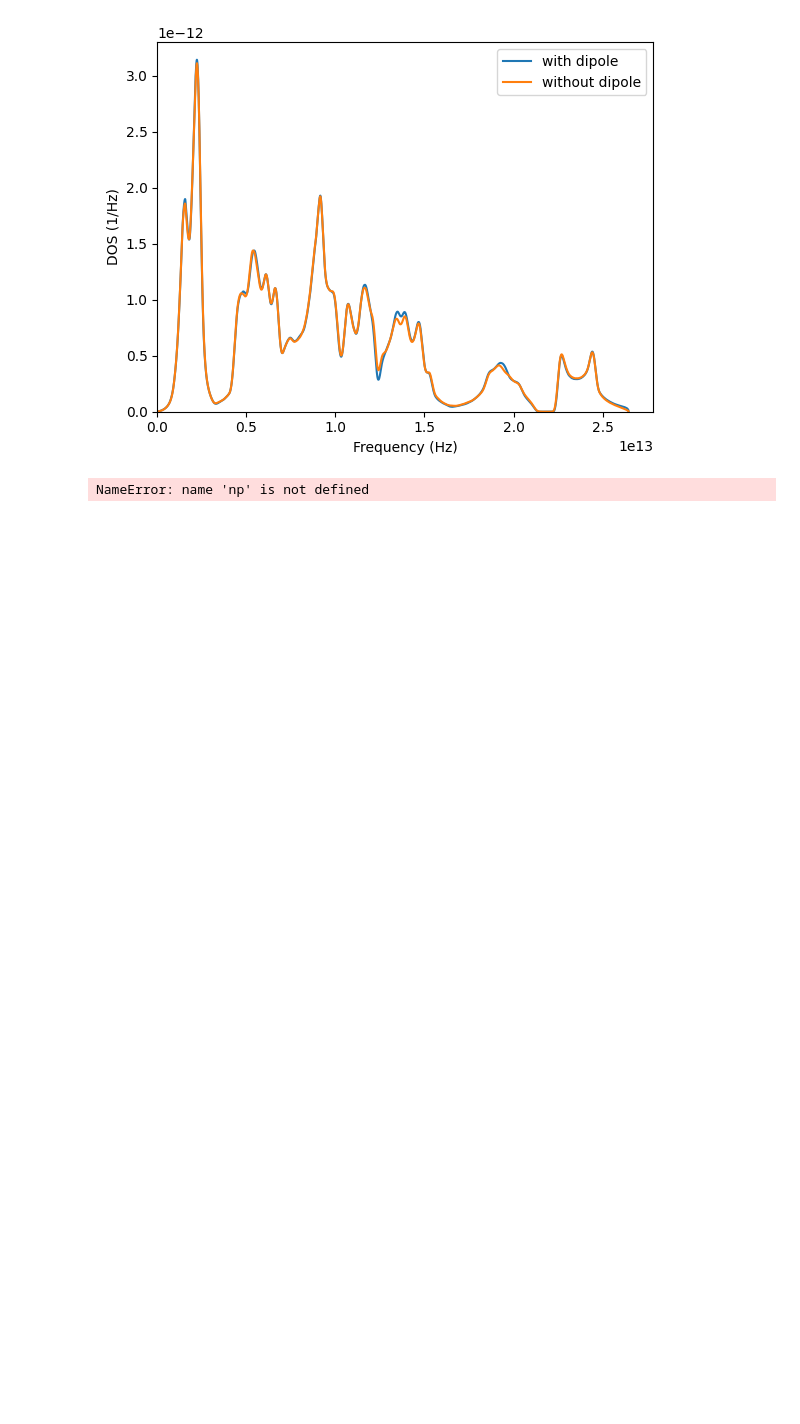
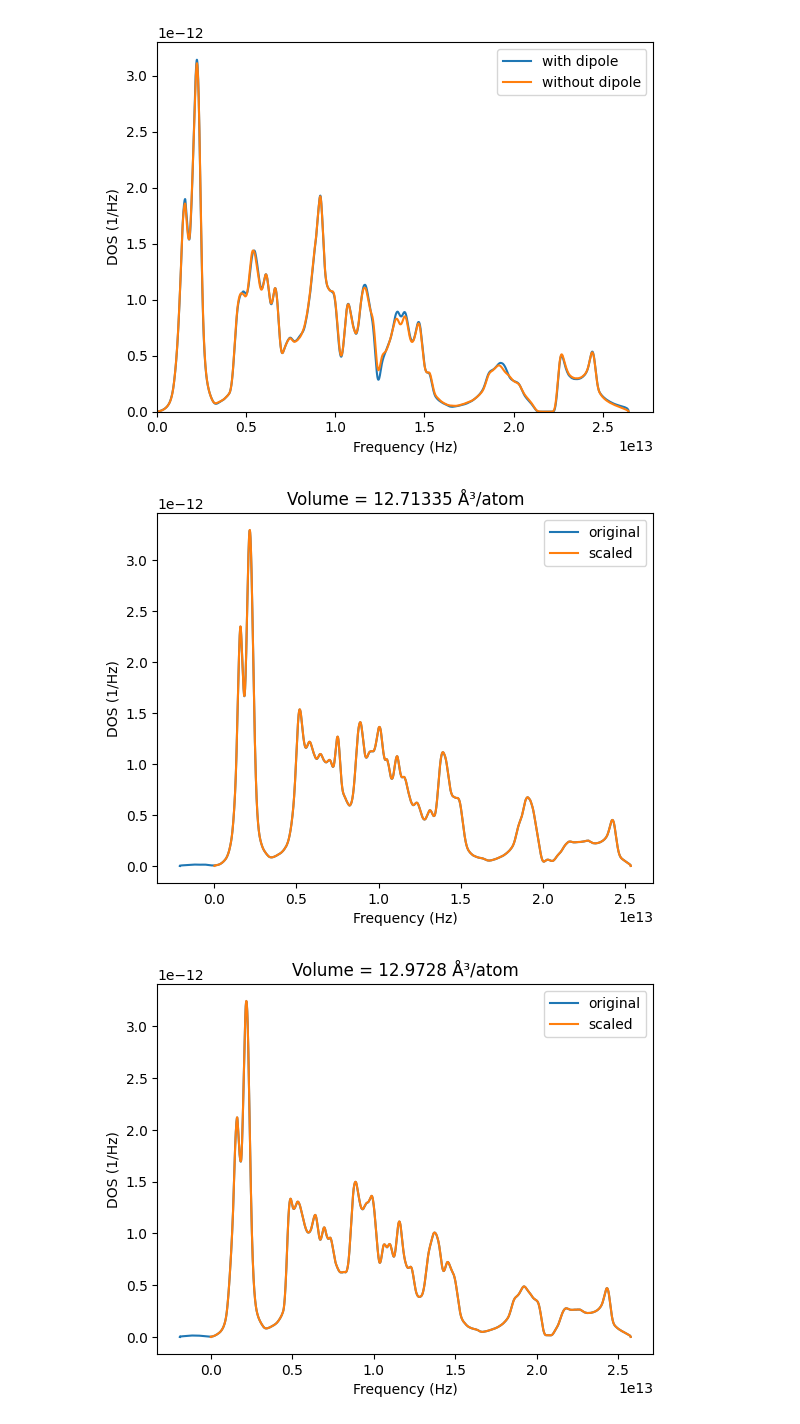
Before and after one commit to nhew1994/PyZentropy, a Jupyter notebook: test.ipynb, the cells around one changed output. Cells and saved outputs as stored; diff of their text form; code cells hidden in the pictures; blank space fills up the shorter version.

```diff
--- a/test.ipynb
+++ b/test.ipynb
@@ -21,6 +26,12 @@ plt.ylim(0)
 (0.0, 3.301216044273e-12)
 [figure]
 # %%
+# Import packages
+import os
+import numpy as np
+import shutil
+import matplotlib.pyplot as plt
+
 # Scale the area of the phonon DOS
 # Specify the number of atoms you would like to scale the phonon DOS to
 num_atoms = 5
@@ -28,52 +39,63 @@ num_atoms = 5
 # The area under the curve of the phonon DOS is normalized to ~ 3N in YPHON
 num_atoms_3N = num_atoms * 3
 
-# List all the files in the directory with_dipole
-import os
-file_list = os.listdir('with_dipole')
+# List all the files in the directory
+directory = 'without_dipole/original'
+file_list = os.listdir(directory)
+
+# Keep only the file names which have volph in file_list
+volph_files = [file for file in file_list if 'volph' in file]
 
 # Keep only the file names which have vdos in file_list
 vdos_files = [file for file in file_list if 'vdos' in file]
 
 # Loop over the vdos files
+i = 0
 for file in vdos_files:
-    data = np.loadtxt('with_dipole/' + file)
+    data = np.loadtxt(directory + '/' + file)
 
     # Plot the phonon DOS
     plt.plot(data[:,0], data[:,1], label='original')
-    plt.xlabel('Frequency (Hz)')
-    plt.ylabel('DOS (1/Hz)')
-    plt.legend()
 
     # Remove the negative frequencies
     data = data[data[:,0] > 0]
 
     # Insert a zero frequency and zero DOS at the beginning of the array
     data = np.insert(data, 0, [0, 0], axis=0)
 
     # Calculate the area under the curve
     area = np.trapz(data[:,1], data[:,0])
-    print(area)
 
     # Scale the area of the phonon DOS to 3N
     data[:,1] = data[:,1] * num_atoms_3N / area
 
     # Calculate the new area under the curve
     area = np.trapz(data[:,1], data[:,0])
 
     # Plot the scaled phonon DOS on the same plot
-    plt.plot(data[:,0], data[:,1], label='scaled with dipole')
+    plt.plot(data[:,0], data[:,1], label='scaled')
     plt.xlabel('Frequency (Hz)')
     plt.ylabel('DOS (1/Hz)')
     plt.legend()
-    plt.xlim(0)
-    plt.ylim(0)
+    title = np.loadtxt(directory + '/' + volph_files[i], dtype=str)
+    title = 'Volume = ' + title.item() + ' ' + 'Å³/atom'
+    plt.title(title)
     plt.show()
 
+    i += 1
+
     # Save the scaled phonon DOS to a folder called scaled_phonon_dos
-    if not os.path.exists('with_dipole/scaled_phonon_dos'):
-        os.mkdir('with_dipole/scaled_phonon_dos')
+    if not os.path.exists(directory + '/' + 'scaled_phonon_dos'):
+        os.mkdir(directory + '/scaled_phonon_dos')
 
-    np.savetxt('with_dipole/scaled_phonon_dos/' + file, data)
+    np.savetxt(directory + '/scaled_phonon_dos/' + file, data)
+
+# Move the scaled_phonon_dos folder one step back
+shutil.move(directory + '/scaled_phonon_dos', directory + '/../scaled_phonon_dos')
+
+# Copy all files that start with volph to the scaled_phonon_dos folder
+for file in volph_files:
+    shutil.copy(directory + '/' + file, directory + '/../scaled_phonon_dos')
 # %% [output]
-NameError: name 'np' is not defined
+[figure, added]
+[figure, added]
```
Also changed, not shown: parts of 13 cells of this notebook, 45 other files.
